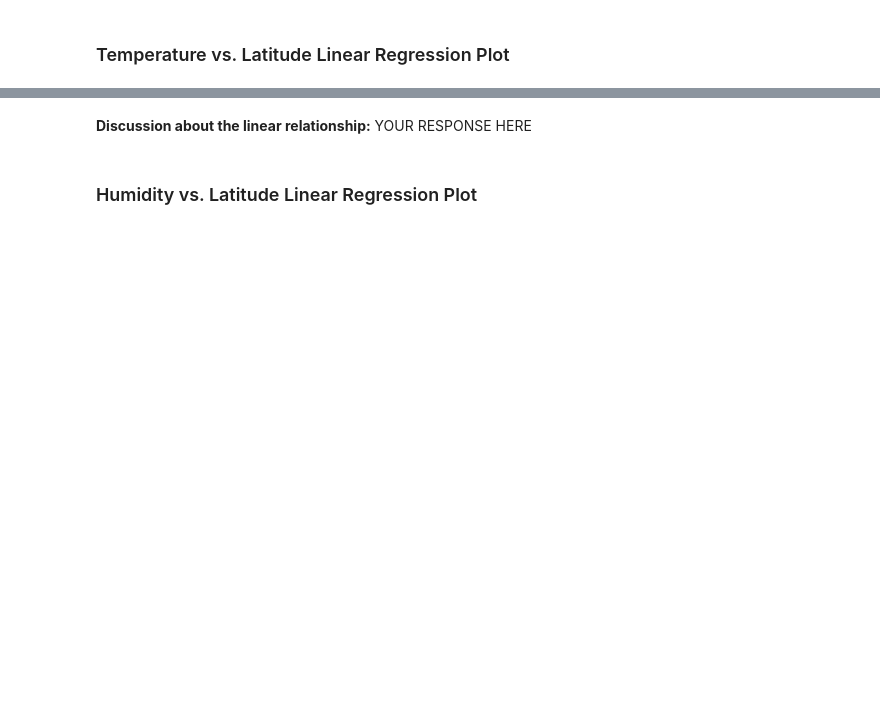
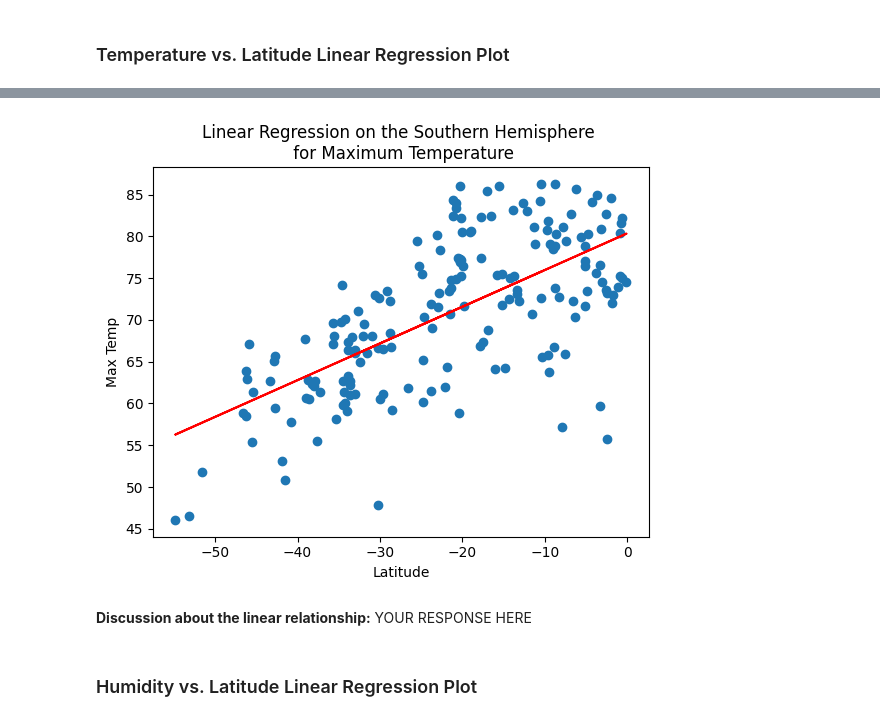
Before and after one commit to TarekHafza/python-api-challenge, a Jupyter notebook: WeatherPy/WeatherPy.ipynb, the cells around one changed output, grey strips where cells are left out. Drawn from its saved outputs; the diff is of its cells as text; code cells hidden in the pictures; blank space fills up the shorter version.

```diff
--- a/WeatherPy/WeatherPy.ipynb
+++ b/WeatherPy/WeatherPy.ipynb
@@ -344,3 +361,14 @@ plot_linear_regression(x_values,
+# %%
+# Linear regression on Southern Hemisphere
+x_values = southern_hemi_df["lat"]
+y_values = southern_hemi_df["max_Temp"]
+
+plot_linear_regression(x_values,
+                       y_values,
+                       'Linear Regression on the Southern Hemisphere \n for Maximum Temperature',
+                       'Max Temp',(10,40))
+# %% [output]
+[figure, added]
 # %% [markdown]
 **Discussion about the linear relationship:** YOUR RESPONSE HERE
 # %% [markdown]
```
Also changed, not shown: parts of 16 cells of this notebook.
